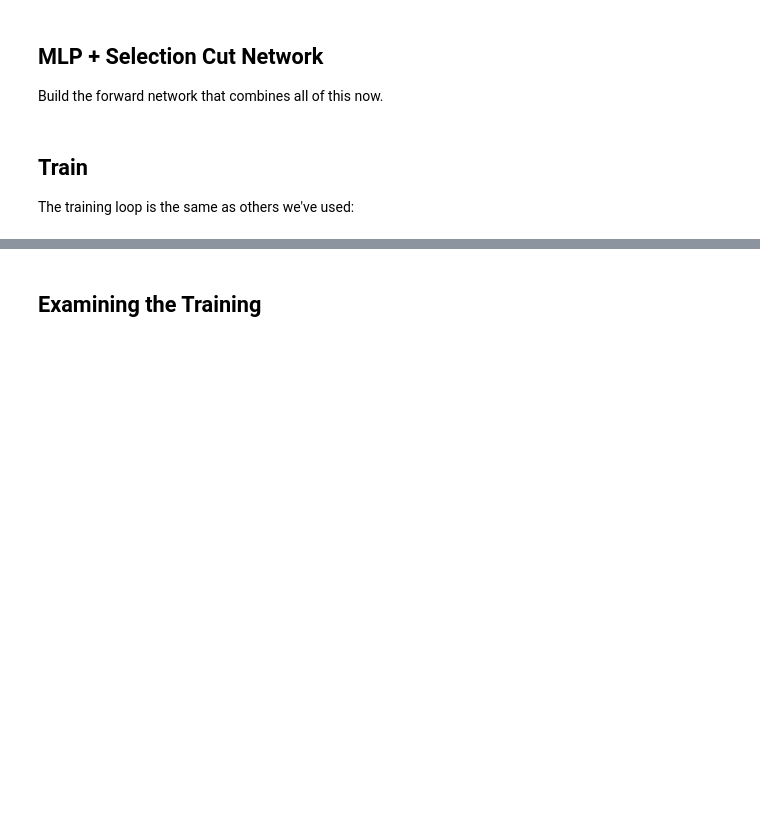
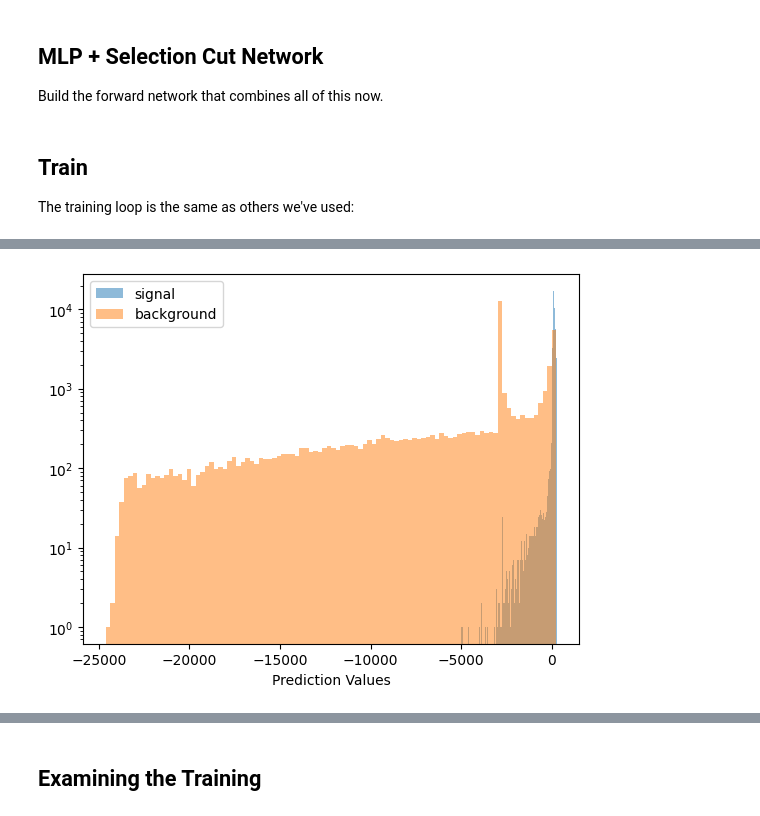
Before and after one commit to gordonwatts/diff-prog-intro, a Jupyter notebook: book/cut_then_nn.ipynb, the cells around one changed output, grey strips where cells are left out. Saved outputs shown, nothing was run; the diff lists cells and outputs as text; code cells hidden in the pictures; blank space fills up the shorter version.

```diff
--- a/book/cut_then_nn.ipynb
+++ b/book/cut_then_nn.ipynb
@@ -232,7 +250,7 @@ The training loop is the same as others we've used:
 # %%
 params = train(model=model,
     key = key,
-    epochs = 10000,
+    epochs = 40000,
     training_data=training_data,
     training_truth=training_truth,
     learning_rate = 0.0002)
@@ -239,15 +278,17 @@ params = train(model=model,
 # %%
 def plot_it(data, lbl):
     preds = model.apply(params, key, data)
     preds = preds.squeeze()
     # preds = jax.nn.sigmoid(preds)
     # preds = jnp.log(preds)
-    plt.hist(preds, bins=100, label=lbl, range=(-90, 10), alpha=0.5)
+    plt.hist(preds, bins=100, label=lbl, alpha=0.5)
 
 
 plot_it(signal_data, "signal")
 plot_it(background_data, "background")
 plt.yscale("log")
 plt.xlabel("Prediction Values")
 plt.legend()
 plt.show()
+# %% [output]
+[figure, added]
```
Also changed, not shown: parts of 17 cells of this notebook.
